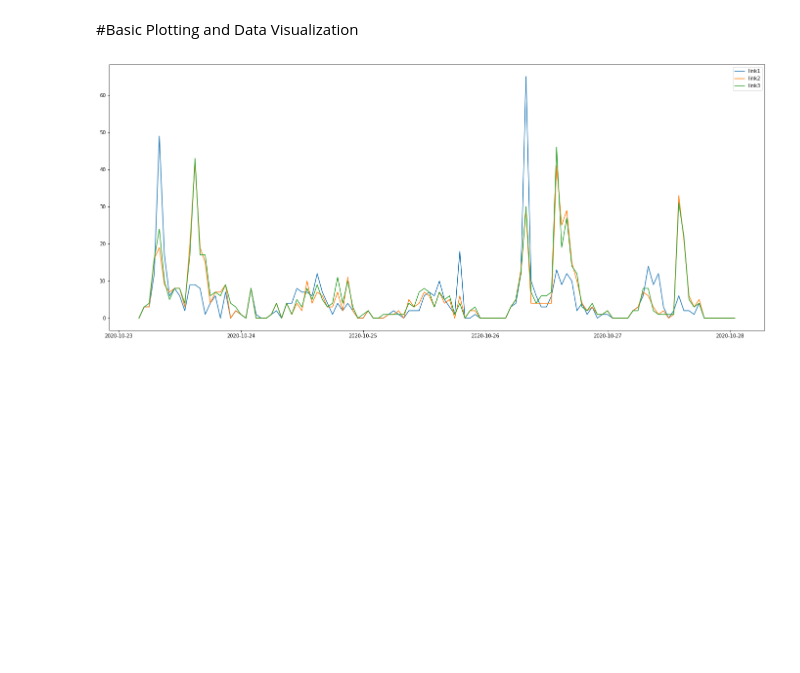
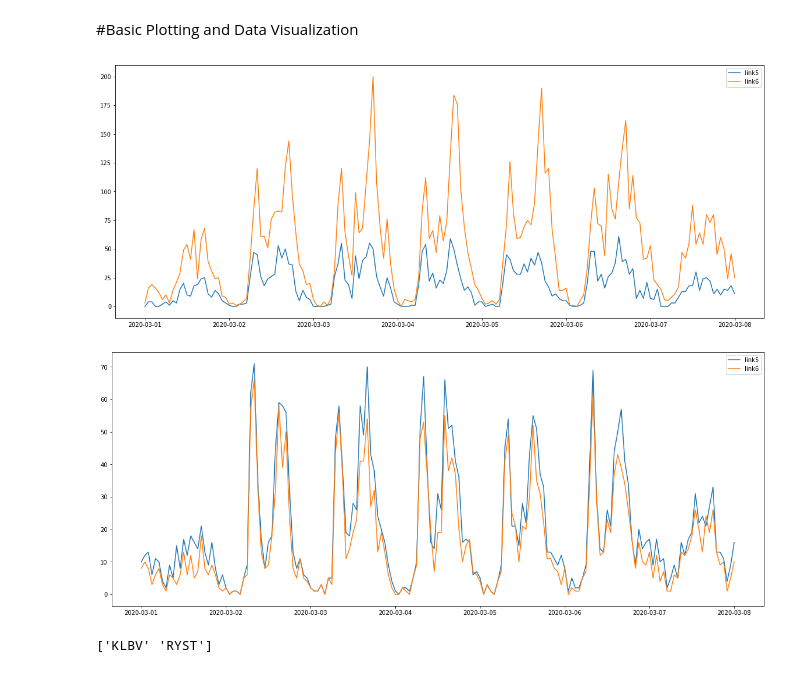
Before and after one commit to NikosZampelis/CrowdednessPrediction-DeepLearningDTU-2020, a Jupyter notebook: CrowdednessPrediction.ipynb, the cells around one changed output. Drawn from its saved outputs; the diff is of its cells as text; code cells hidden in the pictures; blank space fills up the shorter version.

Commit message:
fixed calculation error in matrix transformation function. added transformation for reverse routes

```diff
--- a/CrowdednessPrediction.ipynb
+++ b/CrowdednessPrediction.ipynb
@@ -89,37 +128,38 @@ def transform_to_plot_data(route_counts, start, stop):
             links.append(route_counts[j][i])
 
         link_dict[link_num] = links
 
     return link_dict
 
 
 def plot_route_counts(route_counts, start, stop, links = range(len(route_counts[1])), plot_type = 'line'):
     """
     Plot the counts at each link over a given time interval.
     When entering in the links you wish to plot, subtract 1.
     i.e. links = [0,1,2] if you wish to plot links 1, 2, 3.
     It's just an indexing thing.
     """
-
-
     link_dict = transform_to_plot_data(route_counts, start, stop)
-    fig = plt.figure(figsize=(24,10))
+    fig = plt.figure(figsize=(20,8))
 
     if plot_type == 'line':
         for i in links:
             plt.plot(dates[start:stop], link_dict[i+1], label='link'+str(i+1))
     elif plot_type == 'bar':
 
         for i in links:
             plt.bar(list(np.arange(start, stop)), list(link_dict[i+1]))
             plt.xticks(np.arange(start, stop), date_to_string(dates[start:stop]), rotation = 90)
 
     plt.legend()
     plt.show()
 
 
-
-links = [0,1,2]
-plot_route_counts(route_counts, 5668, 5786, links)
+links = [4,5]
+plot_route_counts(route_counts[0], 168*0, (168*1)+1, links)
+plot_route_counts(route_counts[1], 168*0, (168*1)+1, links)
+print(stop_names[6:8])
 # %% [output]
-[figure, old version]
+[figure, new version]
+[figure, added]
+['KLBV' 'RYST']
```
Also changed, not shown: parts of 2 cells of this notebook.
